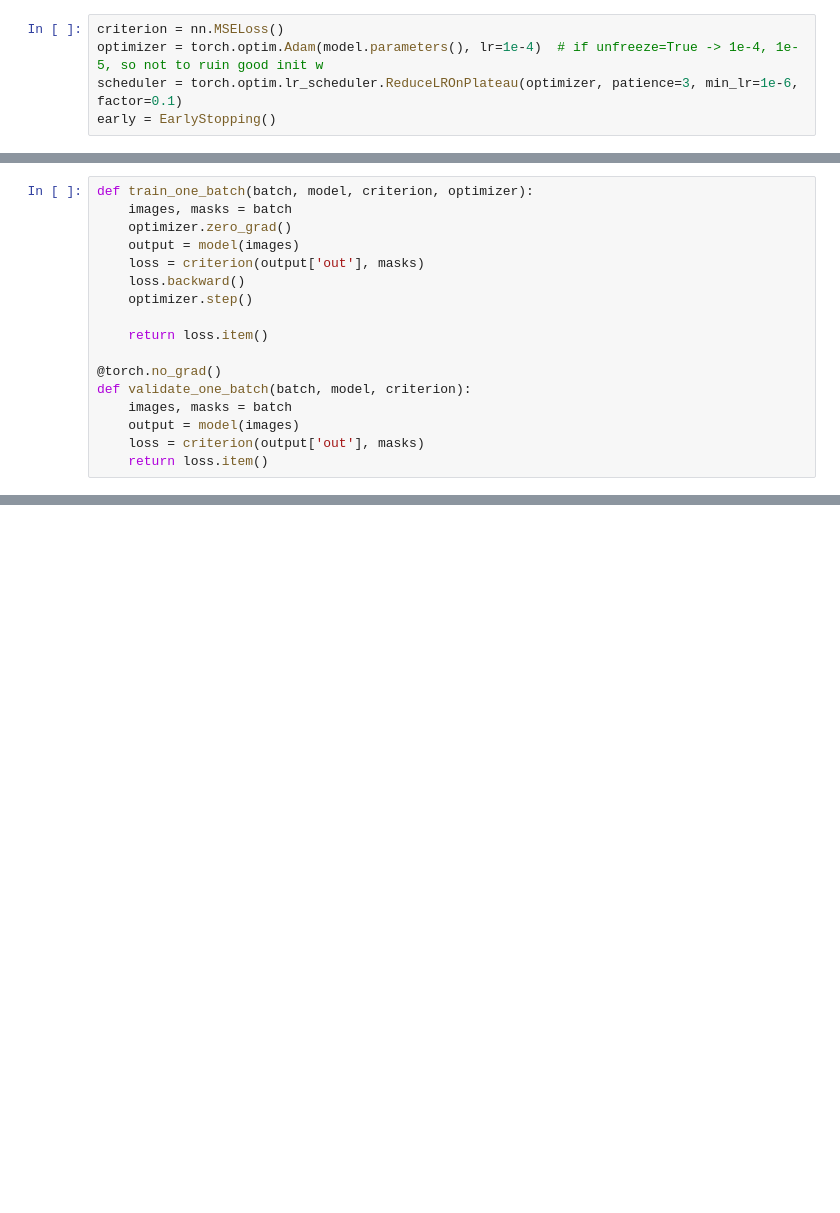
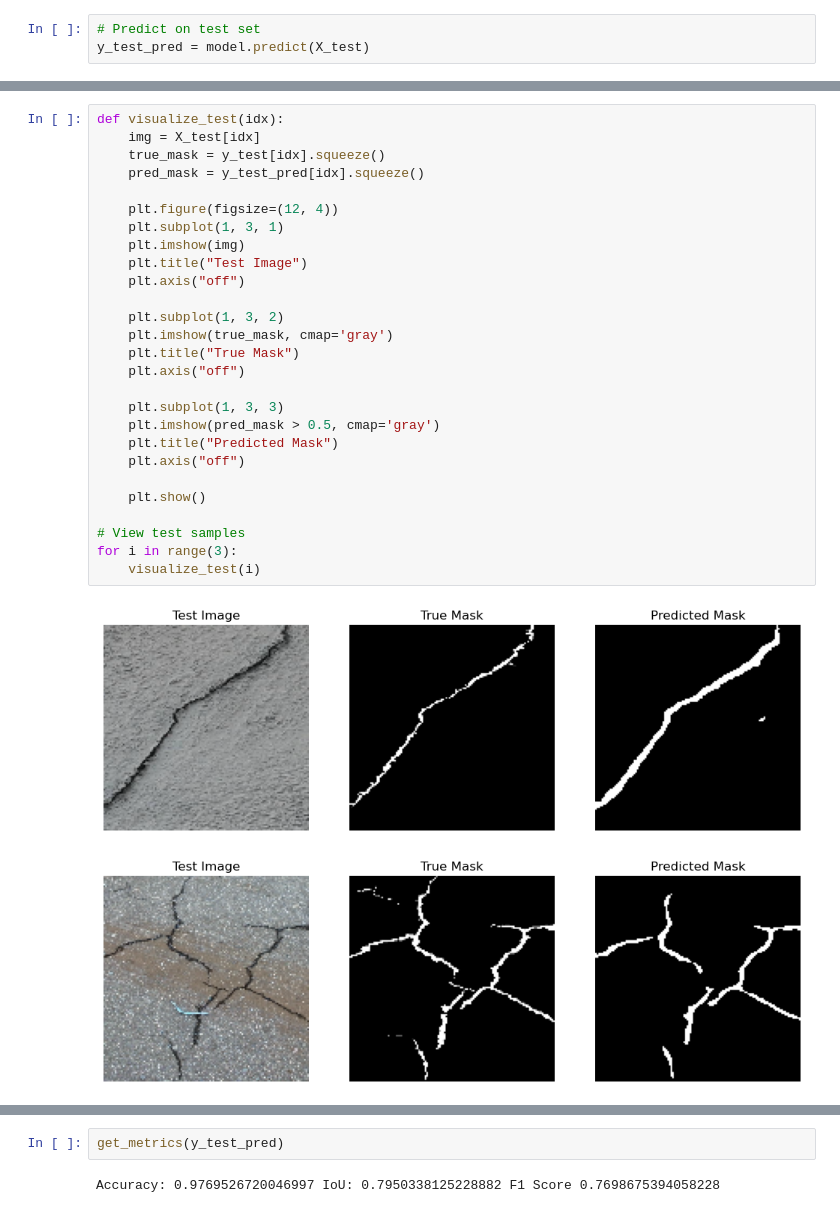
Before and after one commit to sarmijavier/crack_segmentation_task, a Jupyter notebook: crack_segmentation.ipynb, the cells around one changed output, grey strips where cells are left out. Drawn from its saved outputs; the diff is of its cells as text; blank space fills up the shorter version.

```diff
--- a/crack_segmentation.ipynb
+++ b/crack_segmentation.ipynb
@@ -179,5 +281,3 @@ class EarlyStopping:
 # %%
-criterion = nn.MSELoss()
-optimizer = torch.optim.Adam(model.parameters(), lr=1e-4)  # if unfreeze=True -> 1e-4, 1e-5, so not to ruin good init w
-scheduler = torch.optim.lr_scheduler.ReduceLROnPlateau(optimizer, patience=3, min_lr=1e-6, factor=0.1)
-early = EarlyStopping()
+# Predict on test set
+y_test_pred = model.predict(X_test)
@@ -184,17 +286,30 @@ early = EarlyStopping()
 # %%
-def train_one_batch(batch, model, criterion, optimizer):
-    images, masks = batch
-    optimizer.zero_grad()
-    output = model(images)
-    loss = criterion(output['out'], masks)
-    loss.backward()
-    optimizer.step()
+def visualize_test(idx):
+    img = X_test[idx]
+    true_mask = y_test[idx].squeeze()
+    pred_mask = y_test_pred[idx].squeeze()
 
-    return loss.item()
+    plt.figure(figsize=(12, 4))
+    plt.subplot(1, 3, 1)
+    plt.imshow(img)
+    plt.title("Test Image")
+    plt.axis("off")
 
-@torch.no_grad()
-def validate_one_batch(batch, model, criterion):
-    images, masks = batch
-    output = model(images)
-    loss = criterion(output['out'], masks)
-    return loss.item()
+    plt.subplot(1, 3, 2)
+    plt.imshow(true_mask, cmap='gray')
+    plt.title("True Mask")
+    plt.axis("off")
+
+    plt.subplot(1, 3, 3)
+    plt.imshow(pred_mask > 0.5, cmap='gray')
+    plt.title("Predicted Mask")
+    plt.axis("off")
+
+    plt.show()
+
+# View test samples
+for i in range(3):
+    visualize_test(i)
+# %% [output]
+[figure, added]
+[figure, added]
@@ -201 +317,5 @@ def validate_one_batch(batch, model, criterion):
+# %%
+get_metrics(y_test_pred)
+# %% [output]
+Accuracy: 0.9769526720046997 IoU: 0.7950338125228882 F1 Score 0.7698675394058228
 # %%
```
Also changed, not shown: parts of 25 cells of this notebook.
